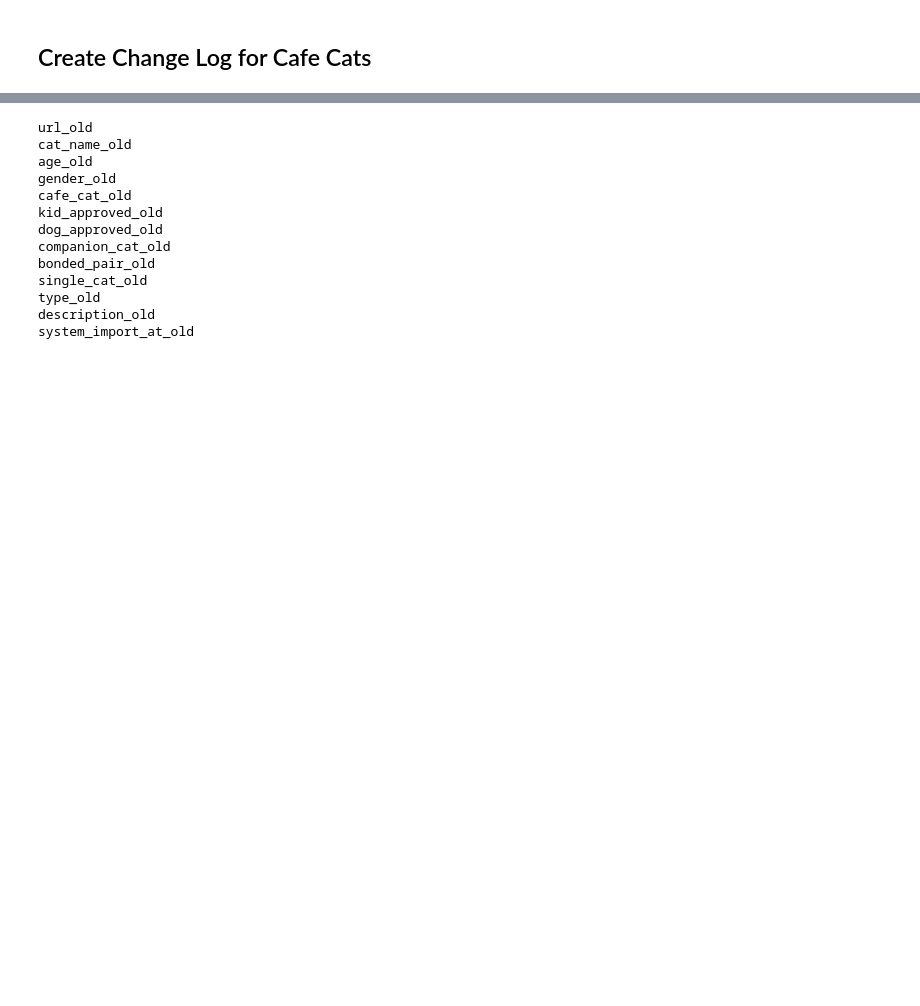
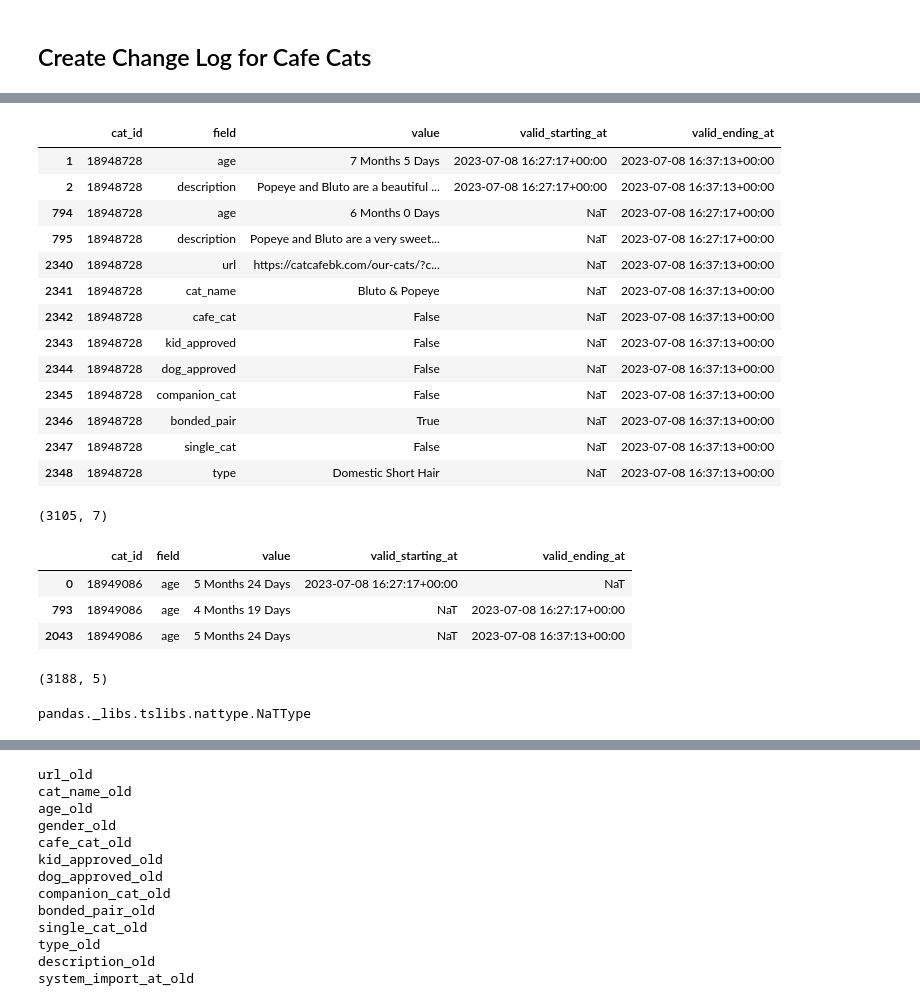
Before and after one commit to mazzotti0/cat-analytics, a Jupyter notebook: notebooks/dev.ipynb, the cells around one changed output, grey strips where cells are left out. Saved outputs shown, nothing was run; the diff lists cells and outputs as text; code cells hidden in the pictures; blank space fills up the shorter version.

```diff
--- a/notebooks/dev.ipynb
+++ b/notebooks/dev.ipynb
@@ -307,0 +395,21 @@ Index(['cat_id', 'url_old', 'cat_name_old', 'age_old', 'gender_old',
+# %%
+test[test['cat_id'] == 18948728]
+# %% [output]
+|  | cat_id | field | value | valid_starting_at | valid_ending_at |
+| 1 | 18948728 | age | 7 Months 5 Days | 2023-07-08 16:27:17+00:00 | 2023-07-08 16:37:13+00:00 |
+| 2 | 18948728 | description | Popeye and Bluto are a beautiful ... | 2023-07-08 16:27:17+00:00 | 2023-07-08 16:37:13+00:00 |
+| 794 | 18948728 | age | 6 Months 0 Days | NaT | 2023-07-08 16:27:17+00:00 |
+| 795 | 18948728 | description | Popeye and Bluto are a very sweet... | NaT | 2023-07-08 16:27:17+00:00 |
+| 2340 | 18948728 | url | https://catcafebk.com/our-cats/?c... | NaT | 2023-07-08 16:37:13+00:00 |
+| 2341 | 18948728 | cat_name | Bluto & Popeye | NaT | 2023-07-08 16:37:13+00:00 |
+| 2342 | 18948728 | cafe_cat | False | NaT | 2023-07-08 16:37:13+00:00 |
+| 2343 | 18948728 | kid_approved | False | NaT | 2023-07-08 16:37:13+00:00 |
+| 2344 | 18948728 | dog_approved | False | NaT | 2023-07-08 16:37:13+00:00 |
+| 2345 | 18948728 | companion_cat | False | NaT | 2023-07-08 16:37:13+00:00 |
+| 2346 | 18948728 | bonded_pair | True | NaT | 2023-07-08 16:37:13+00:00 |
+| 2347 | 18948728 | single_cat | False | NaT | 2023-07-08 16:37:13+00:00 |
+| 2348 | 18948728 | type | Domestic Short Hair | NaT | 2023-07-08 16:37:13+00:00 |
+# %%
+test.shape
+# %% [output]
+(3105, 7)
@@ -307,0 +421,16 @@ Index(['cat_id', 'url_old', 'cat_name_old', 'age_old', 'gender_old',
+# %%
+test3[(test3['cat_id'] == 18949086) & (test3['field'] == 'age')]
+# %% [output]
+|  | cat_id | field | value | valid_starting_at | valid_ending_at |
+| 0 | 18949086 | age | 5 Months 24 Days | 2023-07-08 16:27:17+00:00 | NaT |
+| 793 | 18949086 | age | 4 Months 19 Days | NaT | 2023-07-08 16:27:17+00:00 |
+| 2043 | 18949086 | age | 5 Months 24 Days | NaT | 2023-07-08 16:37:13+00:00 |
+# %%
+test2 = last_df.combine_first(df)
+test2.shape
+# %% [output]
+(3188, 5)
+# %%
+type(test2[(test2['cat_id'] == 18949086) & (test2['field'] == 'age')].loc[0]['valid_ending_at'])
+# %% [output]
+pandas._libs.tslibs.nattype.NaTType
```
Also changed, not shown: parts of 37 cells of this notebook, 9 other files.
